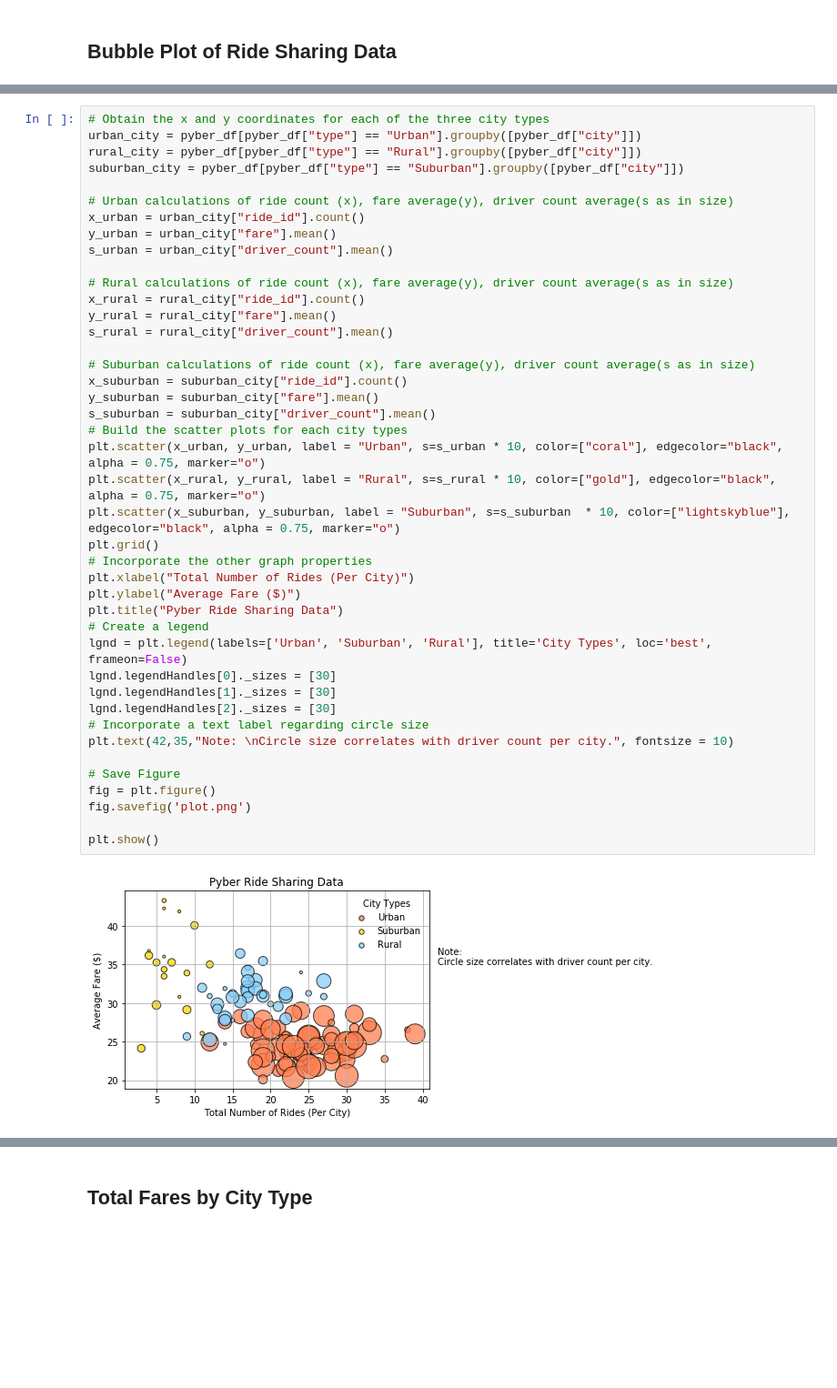
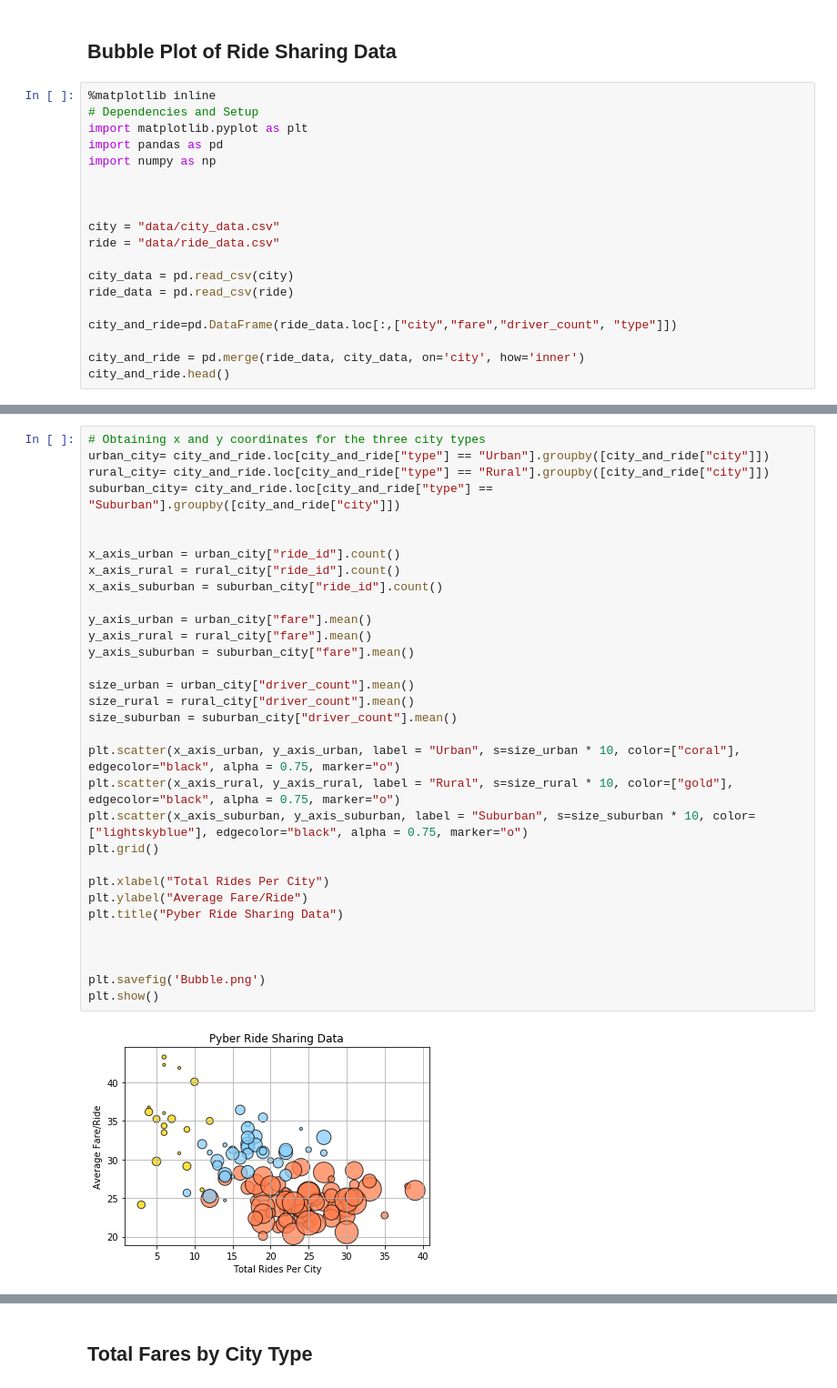
Before and after one commit to cardozop5/py_ber, a Jupyter notebook: pyber_starter.ipynb, the cells around one changed output, grey strips where cells are left out. Shown at 91% size. Saved outputs shown, nothing was run; the diff lists cells and outputs as text; blank space fills up the shorter version.

```diff
--- a/pyber_starter.ipynb
+++ b/pyber_starter.ipynb
@@ -27,2 +1,21 @@ pyber_df.head()
 # %% [markdown]
 ## Bubble Plot of Ride Sharing Data
+# %%
+%matplotlib inline
+# Dependencies and Setup
+import matplotlib.pyplot as plt
+import pandas as pd
+import numpy as np
+
+
+
+city = "data/city_data.csv"
+ride = "data/ride_data.csv"
+
+city_data = pd.read_csv(city)
+ride_data = pd.read_csv(ride)
+
+city_and_ride=pd.DataFrame(ride_data.loc[:,["city","fare","driver_count", "type"]])
+
+city_and_ride = pd.merge(ride_data, city_data, on='city', how='inner')
+city_and_ride.head()
@@ -29,44 +29,34 @@ pyber_df.head()
 # %%
-# Obtain the x and y coordinates for each of the three city types
-urban_city = pyber_df[pyber_df["type"] == "Urban"].groupby([pyber_df["city"]])
-rural_city = pyber_df[pyber_df["type"] == "Rural"].groupby([pyber_df["city"]])
-suburban_city = pyber_df[pyber_df["type"] == "Suburban"].groupby([pyber_df["city"]])
+# Obtaining x and y coordinates for the three city types
+urban_city= city_and_ride.loc[city_and_ride["type"] == "Urban"].groupby([city_and_ride["city"]])
+rural_city= city_and_ride.loc[city_and_ride["type"] == "Rural"].groupby([city_and_ride["city"]])
+suburban_city= city_and_ride.loc[city_and_ride["type"] == "Suburban"].groupby([city_and_ride["city"]])
 
-# Urban calculations of ride count (x), fare average(y), driver count average(s as in size)
-x_urban = urban_city["ride_id"].count()
-y_urban = urban_city["fare"].mean()
-s_urban = urban_city["driver_count"].mean()
 
-# Rural calculations of ride count (x), fare average(y), driver count average(s as in size)
-x_rural = rural_city["ride_id"].count()
-y_rural = rural_city["fare"].mean()
-s_rural = rural_city["driver_count"].mean()
+x_axis_urban = urban_city["ride_id"].count()
+x_axis_rural = rural_city["ride_id"].count()
+x_axis_suburban = suburban_city["ride_id"].count()
 
-# Suburban calculations of ride count (x), fare average(y), driver count average(s as in size)
-x_suburban = suburban_city["ride_id"].count()
-y_suburban = suburban_city["fare"].mean()
-s_suburban = suburban_city["driver_count"].mean()
-# Build the scatter plots for each city types
-plt.scatter(x_urban, y_urban, label = "Urban", s=s_urban * 10, color=["coral"], edgecolor="black", alpha = 0.75, marker="o")
-plt.scatter(x_rural, y_rural, label = "Rural", s=s_rural * 10, color=["gold"], edgecolor="black", alpha = 0.75, marker="o")
-plt.scatter(x_suburban, y_suburban, label = "Suburban", s=s_suburban  * 10, color=["lightskyblue"], edgecolor="black", alpha = 0.75, marker="o")
+y_axis_urban = urban_city["fare"].mean()
+y_axis_rural = rural_city["fare"].mean()
+y_axis_suburban = suburban_city["fare"].mean()
+
+size_urban = urban_city["driver_count"].mean()
+size_rural = rural_city["driver_count"].mean()
+size_suburban = suburban_city["driver_count"].mean()
+
+plt.scatter(x_axis_urban, y_axis_urban, label = "Urban", s=size_urban * 10, color=["coral"], edgecolor="black", alpha = 0.75, marker="o")
+plt.scatter(x_axis_rural, y_axis_rural, label = "Rural", s=size_rural * 10, color=["gold"], edgecolor="black", alpha = 0.75, marker="o")
+plt.scatter(x_axis_suburban, y_axis_suburban, label = "Suburban", s=size_suburban * 10, color=["lightskyblue"], edgecolor="black", alpha = 0.75, marker="o")
 plt.grid()
-# Incorporate the other graph properties
-plt.xlabel("Total Number of Rides (Per City)")
-plt.ylabel("Average Fare ($)")
+
+plt.xlabel("Total Rides Per City")
+plt.ylabel("Average Fare/Ride")
 plt.title("Pyber Ride Sharing Data")
-# Create a legend
-lgnd = plt.legend(labels=['Urban', 'Suburban', 'Rural'], title='City Types', loc='best', frameon=False)
-lgnd.legendHandles[0]._sizes = [30]
-lgnd.legendHandles[1]._sizes = [30]
-lgnd.legendHandles[2]._sizes = [30]
-# Incorporate a text label regarding circle size
-plt.text(42,35,"Note: \nCircle size correlates with driver count per city.", fontsize = 10)
 
-# Save Figure
-fig = plt.figure()
-fig.savefig('plot.png')
 
+
+plt.savefig('Bubble.png')
 plt.show()
 # %% [output]
-[figure, old version]
+[figure, new version]
```
Also changed, not shown: parts of 9 cells of this notebook, 4 other files.
